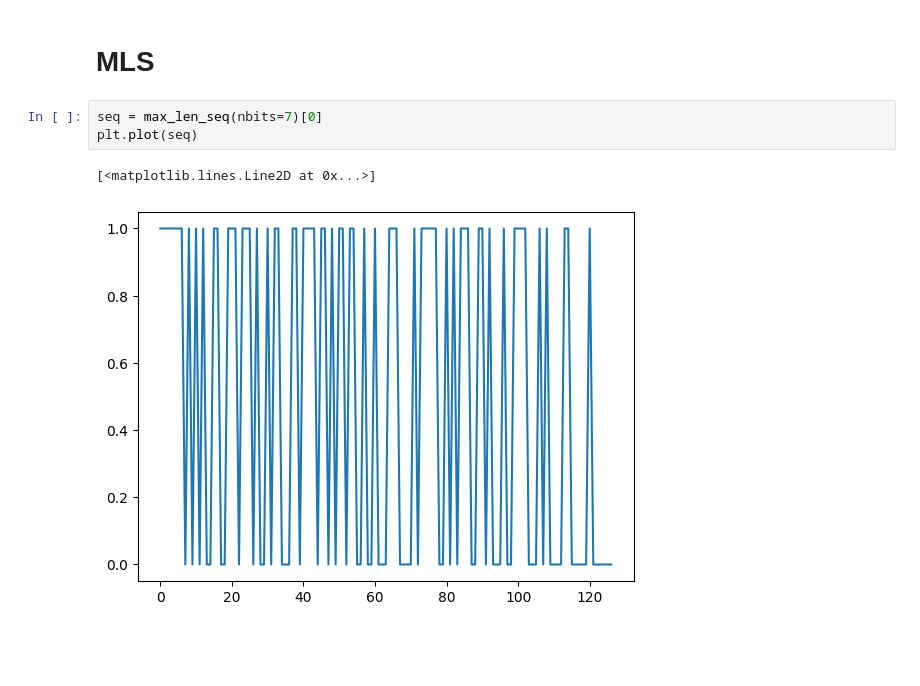
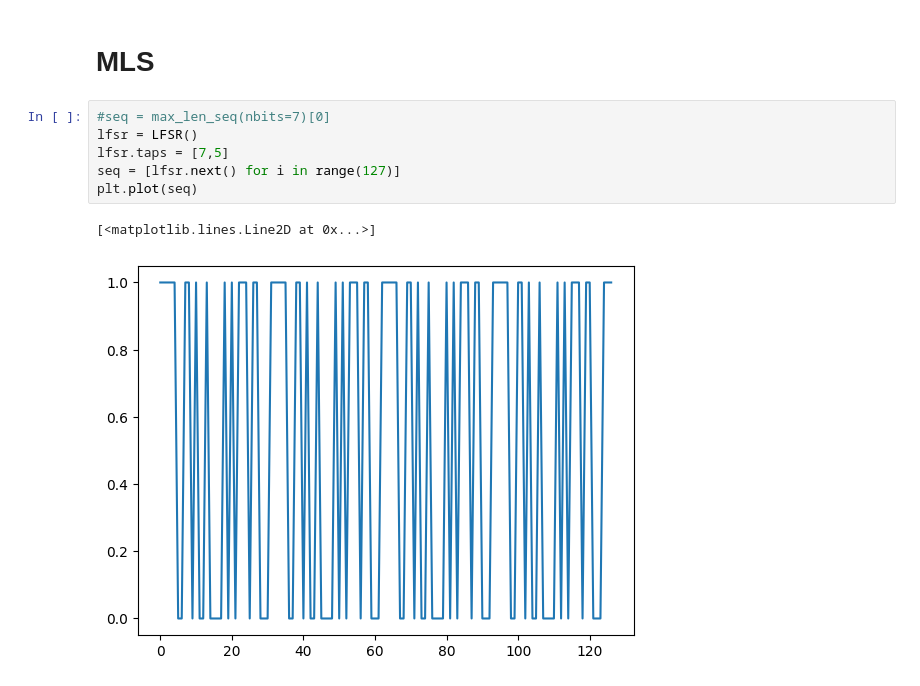
Before and after one commit to LCAV/LenslessPiCam, a Jupyter notebook: masks/FlatCam/flatcam-test.ipynb, the cells around one changed output. Drawn from its saved outputs; the diff is of its cells as text; blank space fills up the shorter version.

```diff
--- a/masks/FlatCam/flatcam-test.ipynb
+++ b/masks/FlatCam/flatcam-test.ipynb
@@ -71,11 +72,14 @@ plt.savefig(f'MURA_{l}.png', bbox_inches='tight')
 # %% [markdown]
 # MLS
 # %%
-seq = max_len_seq(nbits=7)[0]
+#seq = max_len_seq(nbits=7)[0]
+lfsr = LFSR()
+lfsr.taps = [7,5]
+seq = [lfsr.next() for i in range(127)]
 plt.plot(seq)
 # %% [output]
 [<matplotlib.lines.Line2D at 0x...>]
-[figure, old version]
+[figure, new version]
 # %%
 # repeat and outer product for the mask
 h_r = np.r_[seq, seq]
```
Also changed, not shown: parts of 2 cells of this notebook.
